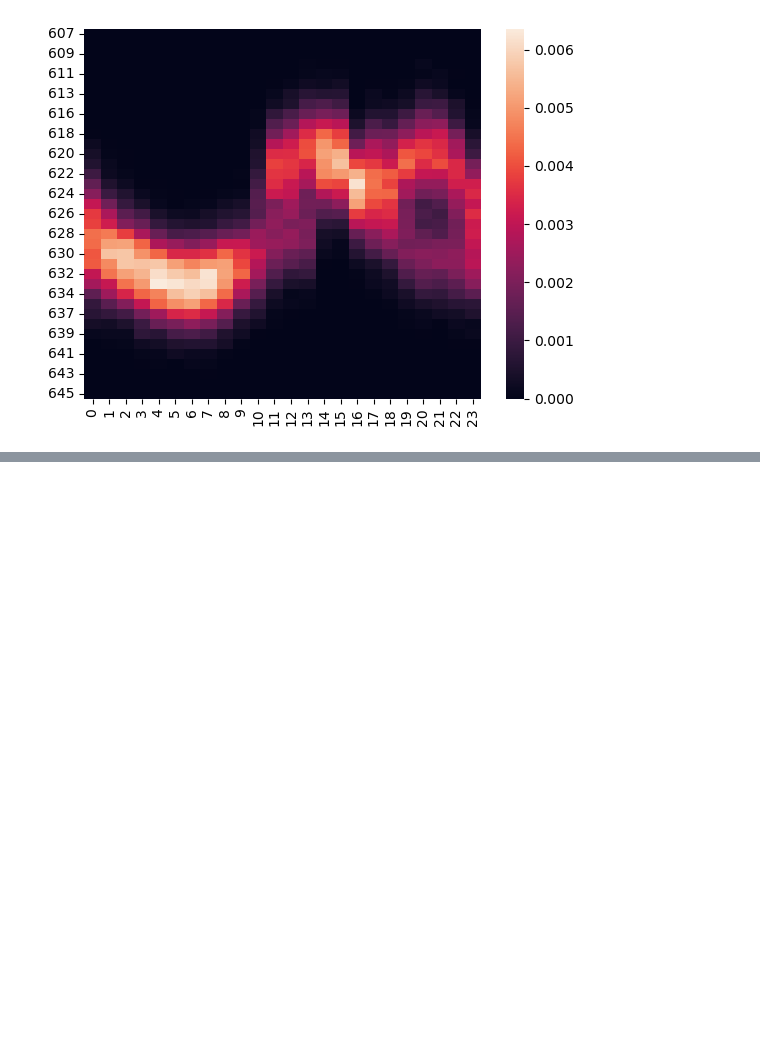
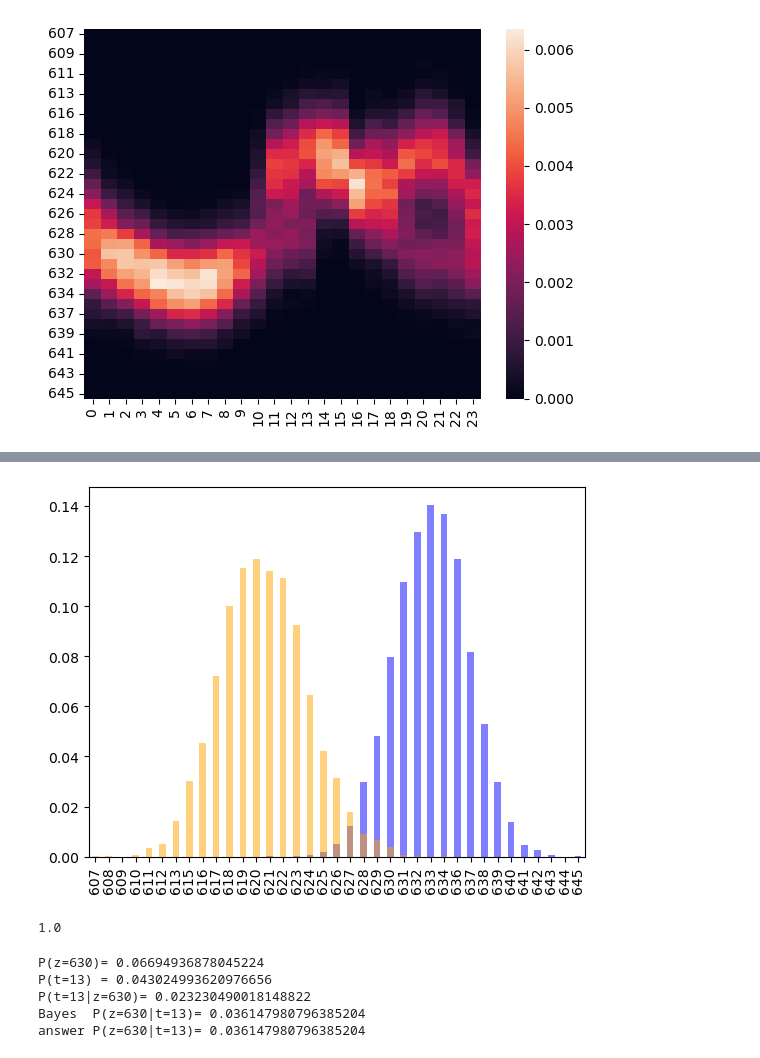
Before and after one commit to shuhei23/probabilistic-robotics-answer-book-shakyo, a Jupyter notebook: section_sensor/lidar_600.ipynb, the cells around one changed output, grey strips where cells are left out. Drawn from its saved outputs; the diff is of its cells as text; code cells hidden in the pictures; blank space fills up the shorter version.

```diff
--- a/section_sensor/lidar_600.ipynb
+++ b/section_sensor/lidar_600.ipynb
@@ -65,0 +86,4 @@ plt.show()
+# %%
+# 条件付き確率cond_z_t
+cond_z_t = probs / p_t[0] #列(時間)ごとにP(t)で割るとP(x|t)となる
+cond_z_t
@@ -65,0 +109,32 @@ plt.show()
+# %%
+(cond_z_t[6]).plot.bar(color="blue", alpha=0.5)
+(cond_z_t[14]).plot.bar(color="orange", alpha=0.5)
+plt.show
+# %% [output]
+[figure, added]
+# %%
+# p_z は配列なのか確認
+p_z
+# p_z[0][0] -> データがないのでエラー
+# p_z[i][j] は配列っぽく見えるが，Pr(x1=i, x_2=j)となる値を返すデータフレームである
+# たとえばp_z[0][0]があるとは限らない
+# %% [output]
+1.0
+# %%
+# 条件付確率をベイズの定理から計算
+cond_t_z = probs.transpose()/probs.transpose().sum() # 行と列を入れ替えて同様に計算するとP(t|z)となる
+# probs := P(z,t)
+# p_z := P(z)
+# p_t := P(t)
+
+print("P(z=630)=", p_z[0][630]) # センサ値が630になる確率（時間の情報は欠落）
+print("P(t=13) =", p_t[0][13])  # 時間が13時である確率
+print("P(t=13|z=630)=",cond_t_z[630][13])
+print("Bayes  P(z=630|t=13)=",cond_t_z[630][13]*p_z[0][630]/p_t[0][13]) # 式2.51
+print("answer P(z=630|t=13)=",cond_z_t[13][630]) # 13時にセンサ値が630
+# %% [output]
+P(z=630)= 0.06694936878045224
+P(t=13) = 0.043024993620976656
+P(t=13|z=630)= 0.023230490018148822
+Bayes  P(z=630|t=13)= 0.036147980796385204
+answer P(z=630|t=13)= 0.036147980796385204
```
Also changed, not shown: parts of 9 cells of this notebook, 2 other files.
